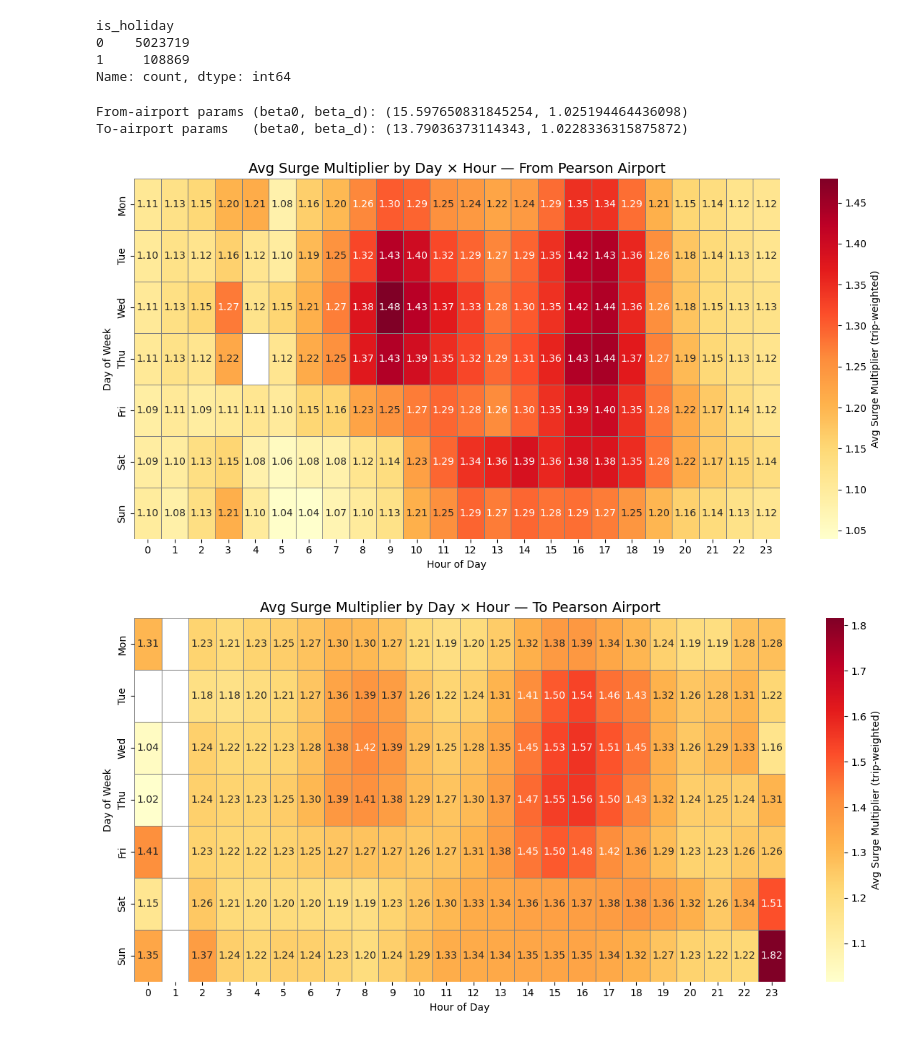
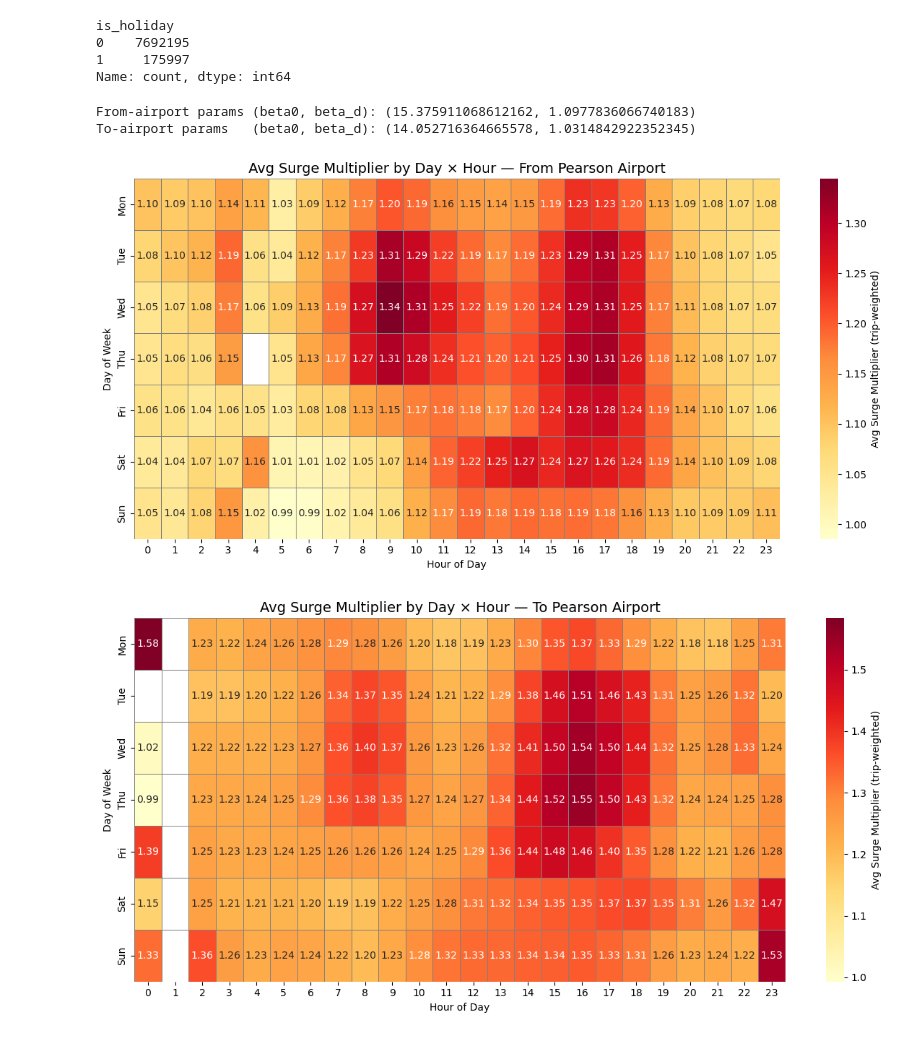
Before and after one commit to AndreMwendwa/Hackathon_Team_2, a Jupyter notebook: Hackathon.ipynb, the cells around one changed output. Drawn from its saved outputs; the diff is of its cells as text; code cells hidden in the pictures.

Commit message:
2023 data added

```diff
--- a/Hackathon.ipynb
+++ b/Hackathon.ipynb
@@ -11,7 +11,8 @@ pd.set_option('display.max_columns', 60)
 # %%
 trips25 = pd.read_csv(r'.\OneDrive_2025-10-14\Data hackathon 2025 Fall_PTC data\open_data_trips_2018-2025\open_data_trips_2025.csv')
 trips24 = pd.read_csv(r'.\OneDrive_2025-10-14\Data hackathon 2025 Fall_PTC data\open_data_trips_2018-2025\open_data_trips_2024.csv')
-trips = pd.concat([trips24, trips25], ignore_index=True)
+trips23 = pd.read_csv(r'.\OneDrive_2025-10-14\Data hackathon 2025 Fall_PTC data\open_data_trips_2018-2025\open_data_trips_2023.csv')
+trips = pd.concat([trips24, trips25, trips23], ignore_index=True)
 trips["pickup_hr"] = pd.to_datetime(trips["pickup_hr"], errors="coerce", utc=True)
 trips["pickup_hr"] = trips["pickup_hr"].dt.tz_convert("America/Toronto")
 trips.head(5)
@@ -30,8 +31,8 @@ trips['is_holiday'] = trips['ds'].apply(lambda x: 1 if x in ontario_holidays els
 trips['is_holiday'].value_counts()
 # %% [output]
 is_holiday
-0    5023719
-1     108869
+0    7692195
+1     175997
 Name: count, dtype: int64
 # %%
 AIRPORT_NAME = "Pearson Airport"
@@ -53,7 +54,7 @@ df0 = df0[df0["pickup_ts"].notna()].copy()
 
 # Drop fallback DST hour (1:00–1:59 AM on Nov 3, 2024)
 mask_fallback = (
-    (df0["pickup_ts"].dt.date == pd.Timestamp("2024-11-03").date()) &
+    ((df0["pickup_ts"].dt.date == pd.Timestamp("2024-11-03").date())| (df0["pickup_ts"].dt.date == pd.Timestamp("2023-11-05").date()))&
     (df0["pickup_ts"].dt.hour == 1)
 )
 df0 = df0[~mask_fallback].copy()
@@ -153,34 +154,34 @@ def plot_day_hour_heatmap(res, title_suffix):
     plot_df = res.copy()
     plot_df["dow"] = plot_df["pickup_ts"].dt.dayofweek
     plot_df["hour"] = plot_df["pickup_ts"].dt.hour
 
     pivot = (
         plot_df[["dow", "hour", "multiplier_hat_smooth", "trip_ct"]]
         .groupby(["dow", "hour"])
         .apply(lambda g: wmean(g["multiplier_hat_smooth"], g["trip_ct"]))
         .unstack()
         .reindex(index=range(7), columns=range(24))
     )
 
     pivot.index = ["Mon", "Tue", "Wed", "Thu", "Fri", "Sat", "Sun"]
 
     plt.figure(figsize=(12, 6))
     sns.heatmap(
         pivot, cmap="YlOrRd", annot=True, fmt=".2f",
         linewidths=0.4, linecolor="gray",
         cbar_kws={"label": "Avg Surge Multiplier (trip-weighted)"}
     )
     plt.title(f"Avg Surge Multiplier by Day × Hour — {title_suffix}", fontsize=14)
     plt.xlabel("Hour of Day")
     plt.ylabel("Day of Week")
     plt.tight_layout()
     plt.show()
 
 # Plot to/from airport multiplier results
 plot_day_hour_heatmap(from_result, "From Pearson Airport")
 plot_day_hour_heatmap(to_result,   "To Pearson Airport")
 # %% [output]
-From-airport params (beta0, beta_d): (15.597650831845254, 1.025194464436098)
-To-airport params   (beta0, beta_d): (13.79036373114343, 1.0228336315875872)
+From-airport params (beta0, beta_d): (15.375911068612162, 1.0977836066740183)
+To-airport params   (beta0, beta_d): (14.052716364665578, 1.0314842922352345)
-[figure, old version]
+[figure, new version]
-[figure, old version]
+[figure, new version]
```
